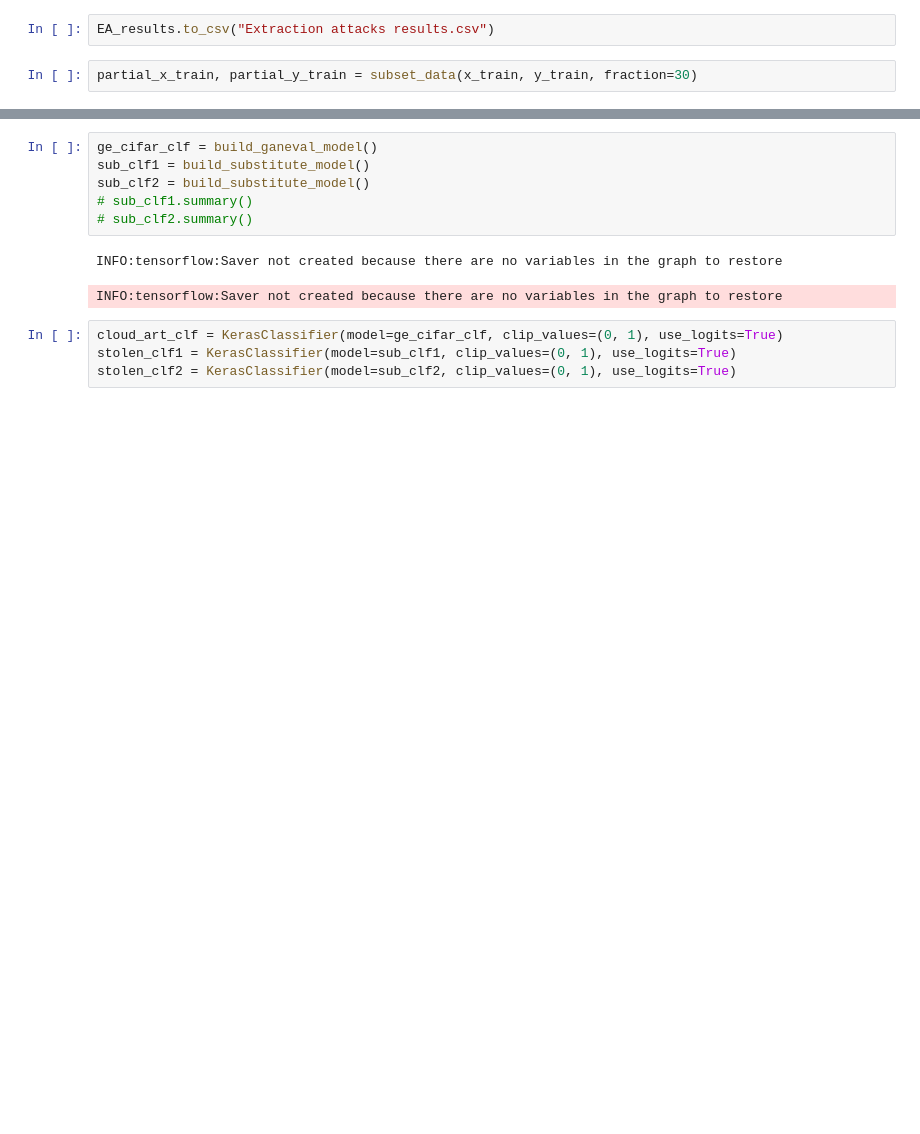
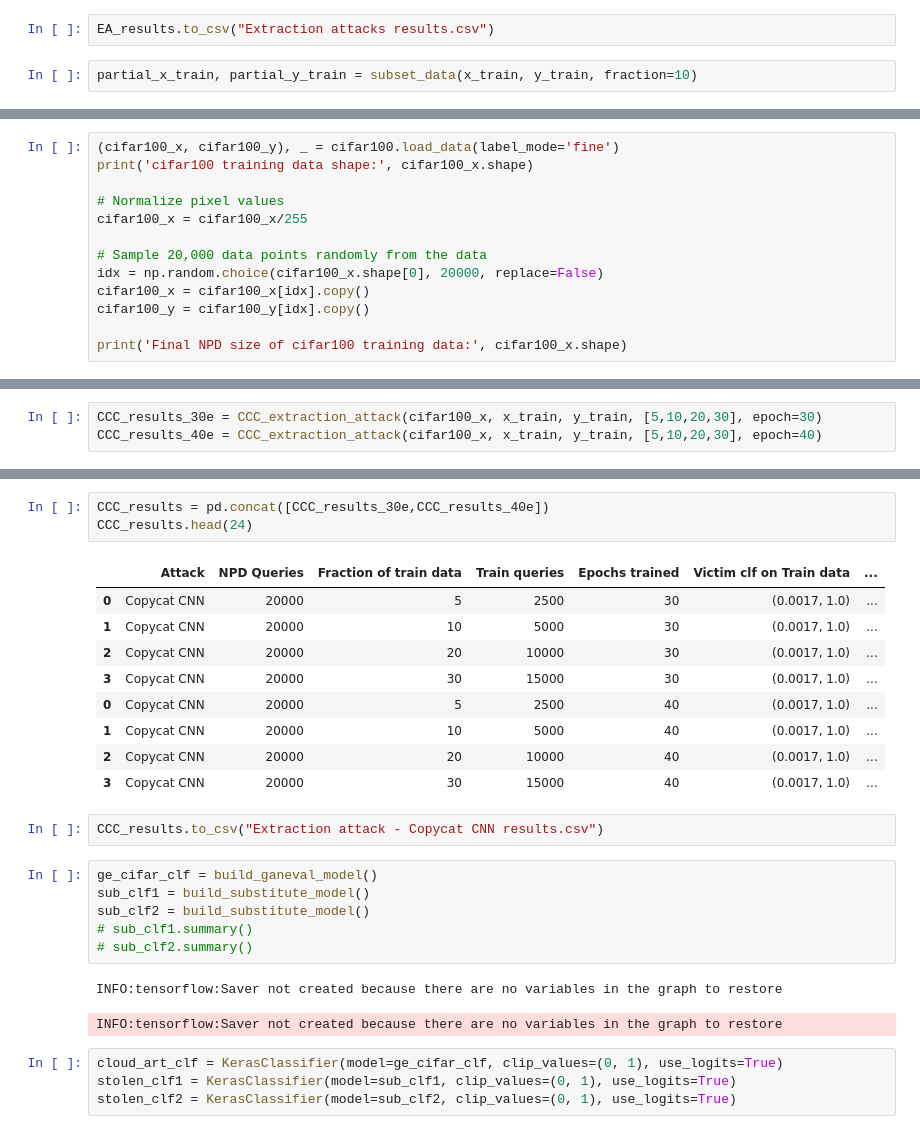
Before and after one commit to sampath9dasari/Adversarial-training-CIFAR10, a Jupyter notebook: Extraction-attacks.ipynb, the cells around one changed output, grey strips where cells are left out. Cells and saved outputs as stored; diff of their text form; blank space fills up the shorter version.

Commit message:
Copycat CNN implementation of approach 3

```diff
--- a/Extraction-attacks.ipynb
+++ b/Extraction-attacks.ipynb
@@ -464,5 +464,5 @@ EA_results.head(24)
 # %%
 EA_results.to_csv("Extraction attacks results.csv")
 # %%
-partial_x_train, partial_y_train = subset_data(x_train, y_train, fraction=30)
+partial_x_train, partial_y_train = subset_data(x_train, y_train, fraction=10)
 # %% [output]
@@ -469,0 +533,13 @@ partial_x_train, partial_y_train = subset_data(x_train, y_train, fraction=30)
+# %%
+(cifar100_x, cifar100_y), _ = cifar100.load_data(label_mode='fine')
+print('cifar100 training data shape:', cifar100_x.shape)
+
+# Normalize pixel values
+cifar100_x = cifar100_x/255
+
+# Sample 20,000 data points randomly from the data
+idx = np.random.choice(cifar100_x.shape[0], 20000, replace=False)
+cifar100_x = cifar100_x[idx].copy()
+cifar100_y = cifar100_y[idx].copy()
+
+print('Final NPD size of cifar100 training data:', cifar100_x.shape)
@@ -469,0 +549,3 @@ partial_x_train, partial_y_train = subset_data(x_train, y_train, fraction=30)
+# %%
+CCC_results_30e = CCC_extraction_attack(cifar100_x, x_train, y_train, [5,10,20,30], epoch=30)
+CCC_results_40e = CCC_extraction_attack(cifar100_x, x_train, y_train, [5,10,20,30], epoch=40)
@@ -470,3 +650,18 @@ partial_x_train, partial_y_train = subset_data(x_train, y_train, fraction=30)
+# %%
+CCC_results = pd.concat([CCC_results_30e,CCC_results_40e])
+CCC_results.head(24)
+# %% [output]
+|  | Attack | NPD Queries | Fraction of train data | Train queries | Epochs trained | Victim clf on Train data | ... |
+| 0 | Copycat CNN | 20000 | 5 | 2500 | 30 | (0.0017, 1.0) | ... |
+| 1 | Copycat CNN | 20000 | 10 | 5000 | 30 | (0.0017, 1.0) | ... |
+| 2 | Copycat CNN | 20000 | 20 | 10000 | 30 | (0.0017, 1.0) | ... |
+| 3 | Copycat CNN | 20000 | 30 | 15000 | 30 | (0.0017, 1.0) | ... |
+| 0 | Copycat CNN | 20000 | 5 | 2500 | 40 | (0.0017, 1.0) | ... |
+| 1 | Copycat CNN | 20000 | 10 | 5000 | 40 | (0.0017, 1.0) | ... |
+| 2 | Copycat CNN | 20000 | 20 | 10000 | 40 | (0.0017, 1.0) | ... |
+| 3 | Copycat CNN | 20000 | 30 | 15000 | 40 | (0.0017, 1.0) | ... |
+# %%
+CCC_results.to_csv("Extraction attack - Copycat CNN results.csv")
 # %%
 ge_cifar_clf = build_ganeval_model()
 sub_clf1 = build_substitute_model()
```
Also changed, not shown: parts of 32 cells of this notebook, 1 other file.
